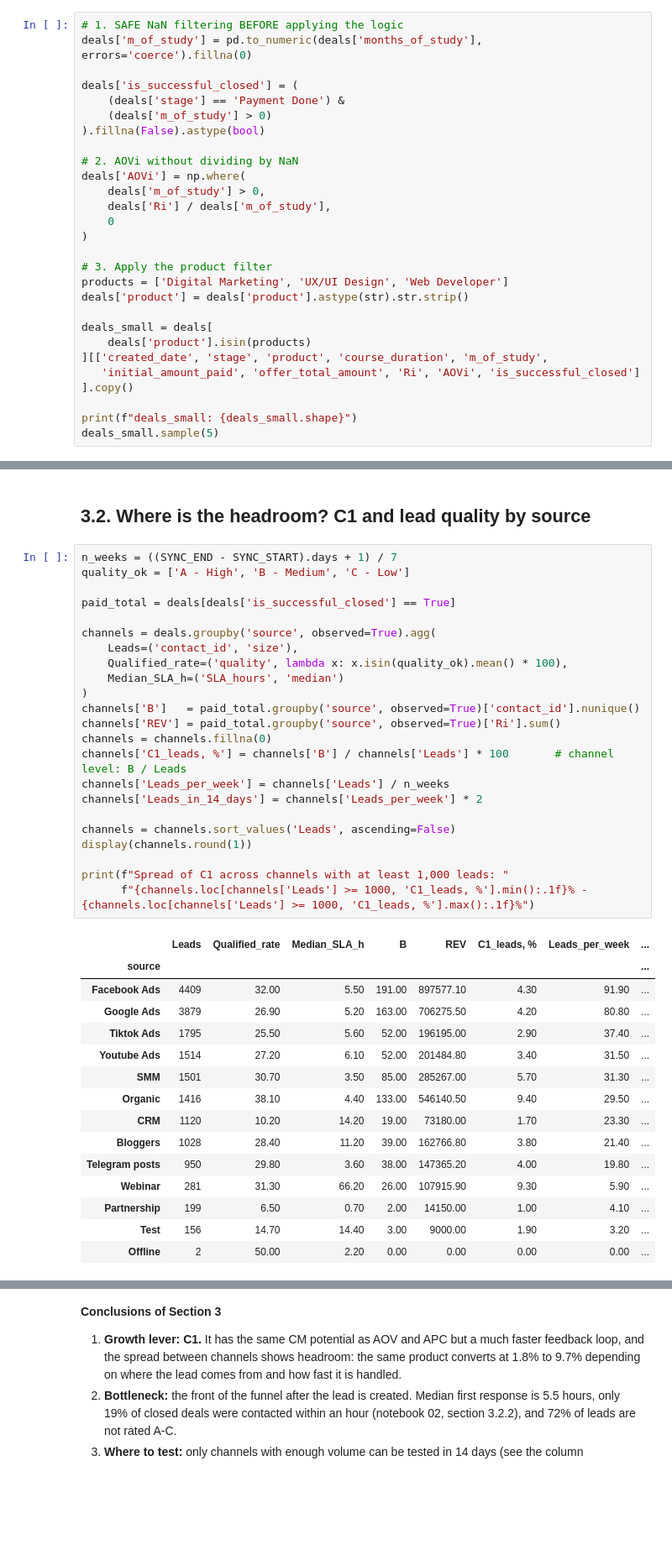
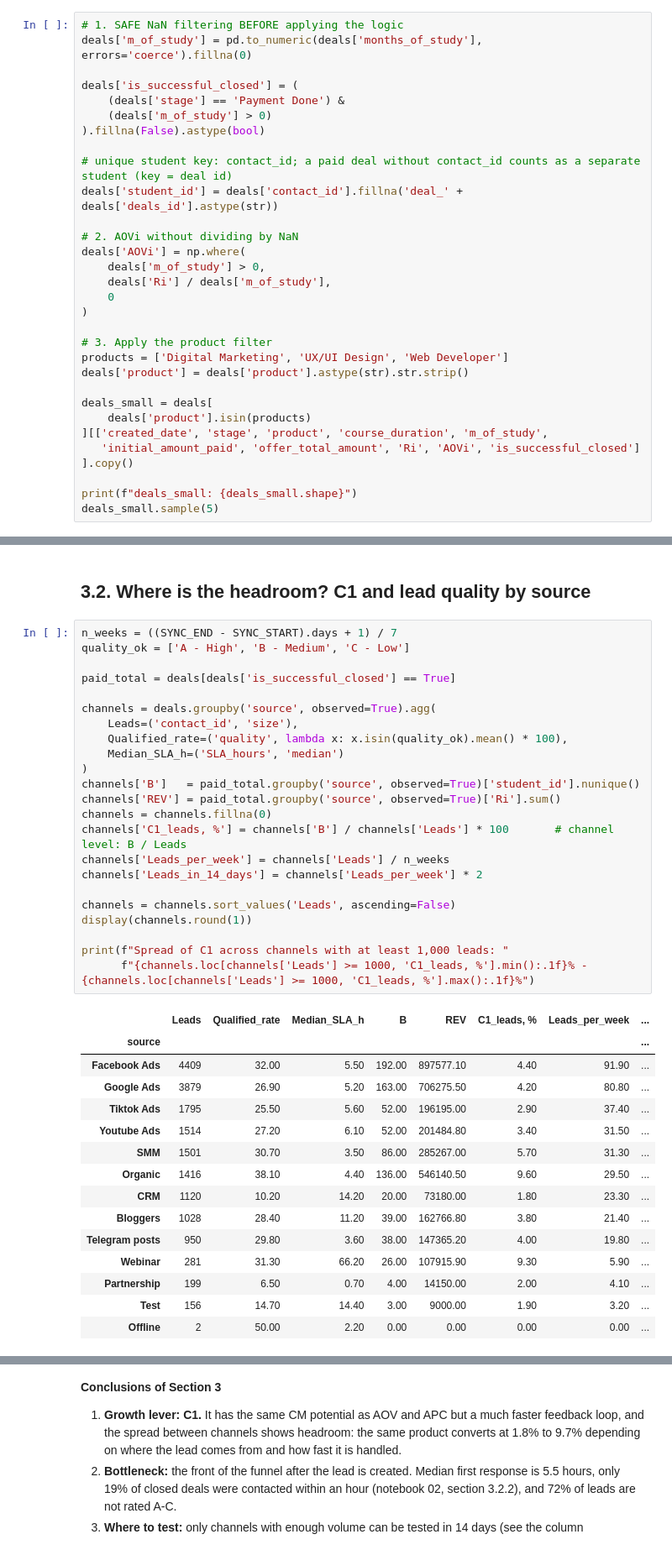
Before and after one commit to OlenaDeny/crm-funnel-analysis, a Jupyter notebook: notebooks/03_crm_product_analytics.ipynb, the cells around one changed output, grey strips where cells are left out. Shown at 84% size. Saved outputs shown, nothing was run; the diff lists cells and outputs as text; blank space fills up the shorter version.

```diff
--- a/notebooks/03_crm_product_analytics.ipynb
+++ b/notebooks/03_crm_product_analytics.ipynb
@@ -241,6 +240,9 @@ deals['is_successful_closed'] = (
     (deals['stage'] == 'Payment Done') &
     (deals['m_of_study'] > 0)
 ).fillna(False).astype(bool)
+
+# unique student key: contact_id; a paid deal without contact_id counts as a separate student (key = deal id)
+deals['student_id'] = deals['contact_id'].fillna('deal_' + deals['deals_id'].astype(str))
 
 # 2. AOVi without dividing by NaN
 deals['AOVi'] = np.where(
@@ -661,39 +665,39 @@ display(lever_table.round(1))
 # %%
 n_weeks = ((SYNC_END - SYNC_START).days + 1) / 7
 quality_ok = ['A - High', 'B - Medium', 'C - Low']
 
 paid_total = deals[deals['is_successful_closed'] == True]
 
 channels = deals.groupby('source', observed=True).agg(
     Leads=('contact_id', 'size'),
     Qualified_rate=('quality', lambda x: x.isin(quality_ok).mean() * 100),
     Median_SLA_h=('SLA_hours', 'median')
 )
-channels['B']   = paid_total.groupby('source', observed=True)['contact_id'].nunique()
+channels['B']   = paid_total.groupby('source', observed=True)['student_id'].nunique()
 channels['REV'] = paid_total.groupby('source', observed=True)['Ri'].sum()
 channels = channels.fillna(0)
 channels['C1_leads, %'] = channels['B'] / channels['Leads'] * 100       # channel level: B / Leads
 channels['Leads_per_week'] = channels['Leads'] / n_weeks
 channels['Leads_in_14_days'] = channels['Leads_per_week'] * 2
 
 channels = channels.sort_values('Leads', ascending=False)
 display(channels.round(1))
 
 print(f"Spread of C1 across channels with at least 1,000 leads: "
       f"{channels.loc[channels['Leads'] >= 1000, 'C1_leads, %'].min():.1f}% - {channels.loc[channels['Leads'] >= 1000, 'C1_leads, %'].max():.1f}%")
 # %% [output]
 |  | Leads | Qualified_rate | Median_SLA_h | B | REV | C1_leads, % | Leads_per_week | ... |
 | source |  |  |  |  |  |  |  | ... |
-| Facebook Ads | 4409 | 32.00 | 5.50 | 191.00 | 897577.10 | 4.30 | 91.90 | ... |
+| Facebook Ads | 4409 | 32.00 | 5.50 | 192.00 | 897577.10 | 4.40 | 91.90 | ... |
 | Google Ads | 3879 | 26.90 | 5.20 | 163.00 | 706275.50 | 4.20 | 80.80 | ... |
 | Tiktok Ads | 1795 | 25.50 | 5.60 | 52.00 | 196195.00 | 2.90 | 37.40 | ... |
 | Youtube Ads | 1514 | 27.20 | 6.10 | 52.00 | 201484.80 | 3.40 | 31.50 | ... |
-| SMM | 1501 | 30.70 | 3.50 | 85.00 | 285267.00 | 5.70 | 31.30 | ... |
-| Organic | 1416 | 38.10 | 4.40 | 133.00 | 546140.50 | 9.40 | 29.50 | ... |
-| CRM | 1120 | 10.20 | 14.20 | 19.00 | 73180.00 | 1.70 | 23.30 | ... |
+| SMM | 1501 | 30.70 | 3.50 | 86.00 | 285267.00 | 5.70 | 31.30 | ... |
+| Organic | 1416 | 38.10 | 4.40 | 136.00 | 546140.50 | 9.60 | 29.50 | ... |
+| CRM | 1120 | 10.20 | 14.20 | 20.00 | 73180.00 | 1.80 | 23.30 | ... |
 | Bloggers | 1028 | 28.40 | 11.20 | 39.00 | 162766.80 | 3.80 | 21.40 | ... |
 | Telegram posts | 950 | 29.80 | 3.60 | 38.00 | 147365.20 | 4.00 | 19.80 | ... |
 | Webinar | 281 | 31.30 | 66.20 | 26.00 | 107915.90 | 9.30 | 5.90 | ... |
-| Partnership | 199 | 6.50 | 0.70 | 2.00 | 14150.00 | 1.00 | 4.10 | ... |
+| Partnership | 199 | 6.50 | 0.70 | 4.00 | 14150.00 | 2.00 | 4.10 | ... |
 | Test | 156 | 14.70 | 14.40 | 3.00 | 9000.00 | 1.90 | 3.20 | ... |
 | Offline | 2 | 50.00 | 2.20 | 0.00 | 0.00 | 0.00 | 0.00 | ... |
```
Also changed, not shown: parts of 13 cells of this notebook, 1 other file.
